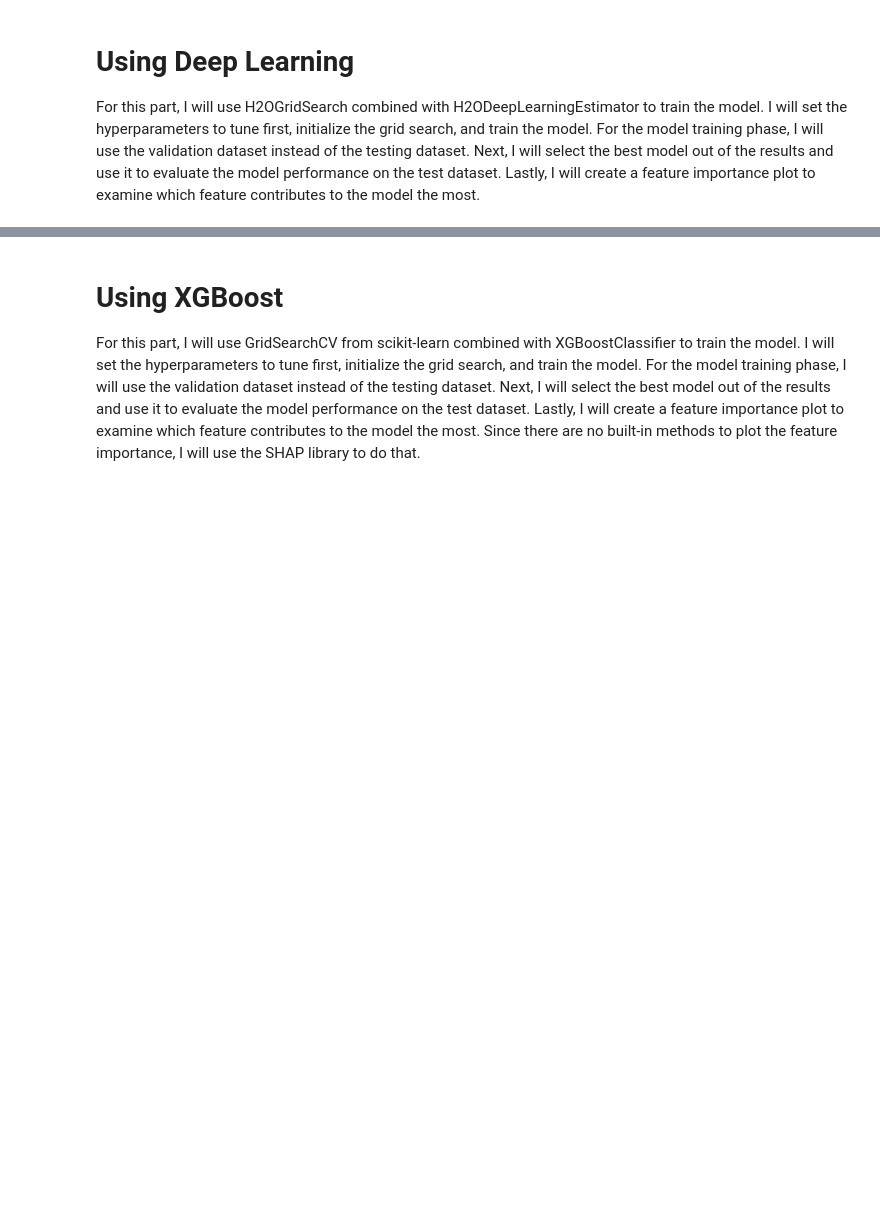
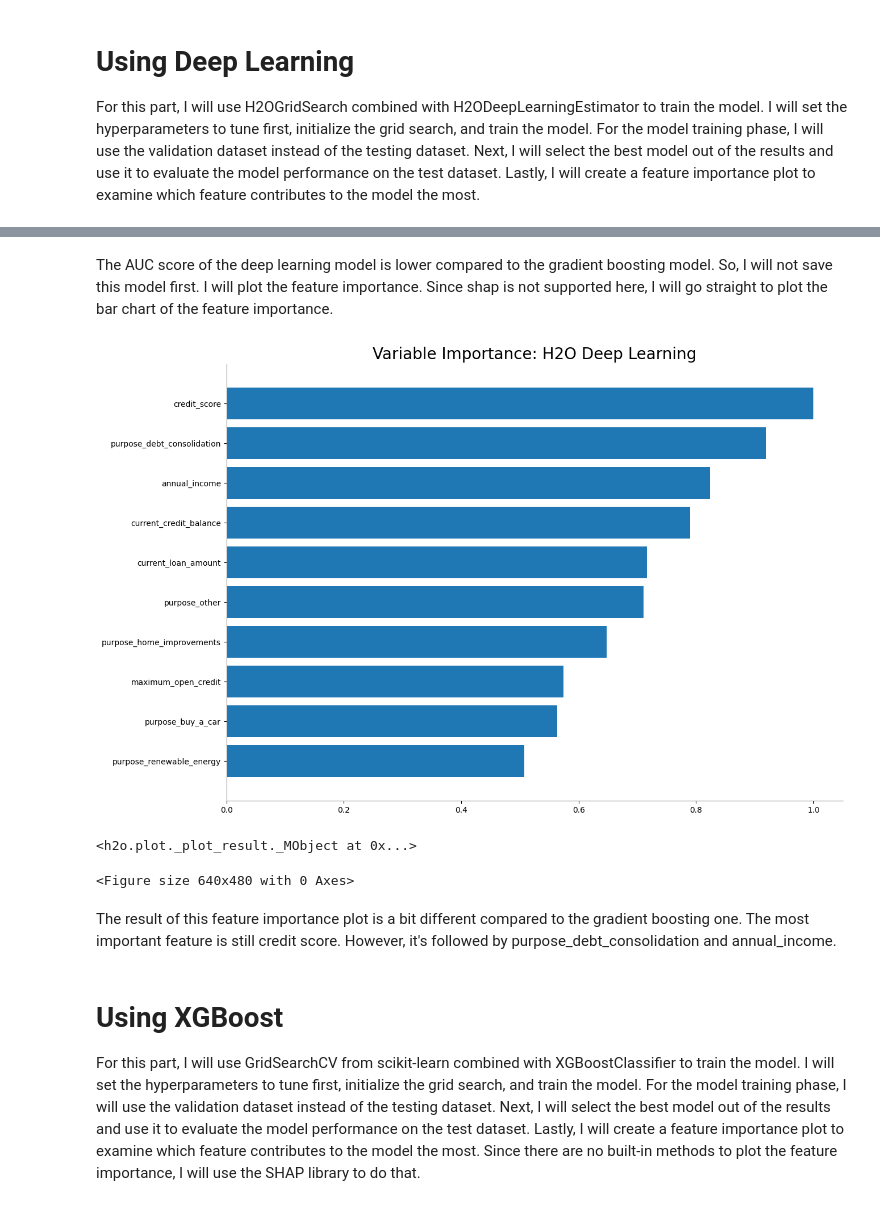
Before and after one commit to nugroho1234/loan-classification-h20-xgboost, a Jupyter notebook: 3-Model Training.ipynb, the cells around one changed output, grey strips where cells are left out. Saved outputs shown, nothing was run; the diff lists cells and outputs as text; code cells hidden in the pictures; blank space fills up the shorter version.

```diff
--- a/3-Model Training.ipynb
+++ b/3-Model Training.ipynb
@@ -276,3 +271,13 @@ plot_feature_importance(varimp_dl)
+# %% [markdown]
+The AUC score of the deep learning model is lower compared to the gradient boosting model. So, I will not save this model first. I will plot the feature importance. Since shap is not supported here, I will go straight to plot the bar chart of the feature importance.
+# %%
+best_dl_model.varimp_plot()
+# %% [output]
+[figure, added]
+<h2o.plot._plot_result._MObject at 0x...>
+<Figure size 640x480 with 0 Axes>
+# %% [markdown]
+The result of this feature importance plot is a bit different compared to the gradient boosting one. The most important feature is still credit score. However, it's followed by purpose_debt_consolidation and annual_income.
 # %% [markdown]
 # Using XGBoost
 For this part, I will use GridSearchCV from scikit-learn combined with XGBoostClassifier to train the model. I will set the hyperparameters to tune first, initialize the grid search, and train the model. For the model training phase, I will use the validation dataset instead of the testing dataset. Next, I will select the best model out of the results and use it to evaluate the model performance on the test dataset. Lastly, I will create a feature importance plot to examine which feature contributes to the model the most. Since there are no built-in methods to plot the feature importance, I will use the SHAP library to do that.
```
Also changed, not shown: parts of 28 cells of this notebook, 10 other files.
